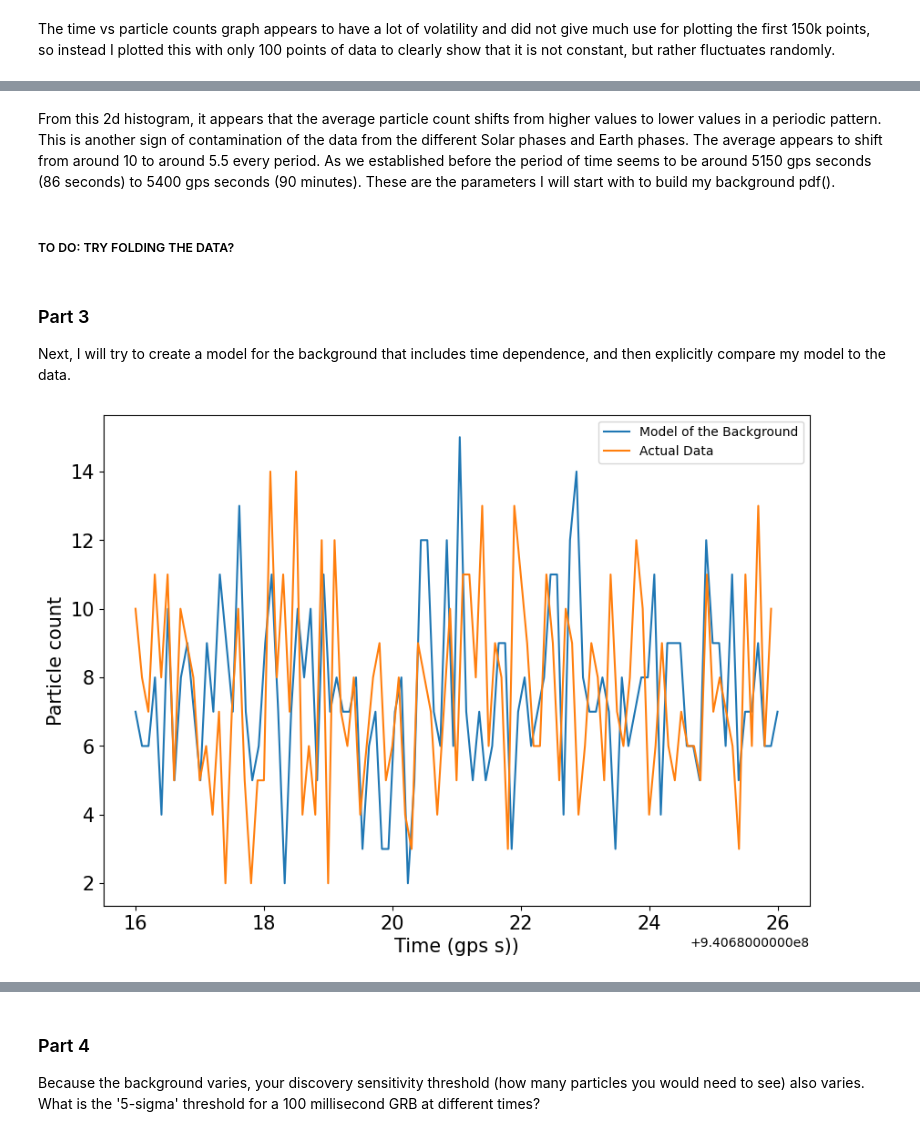
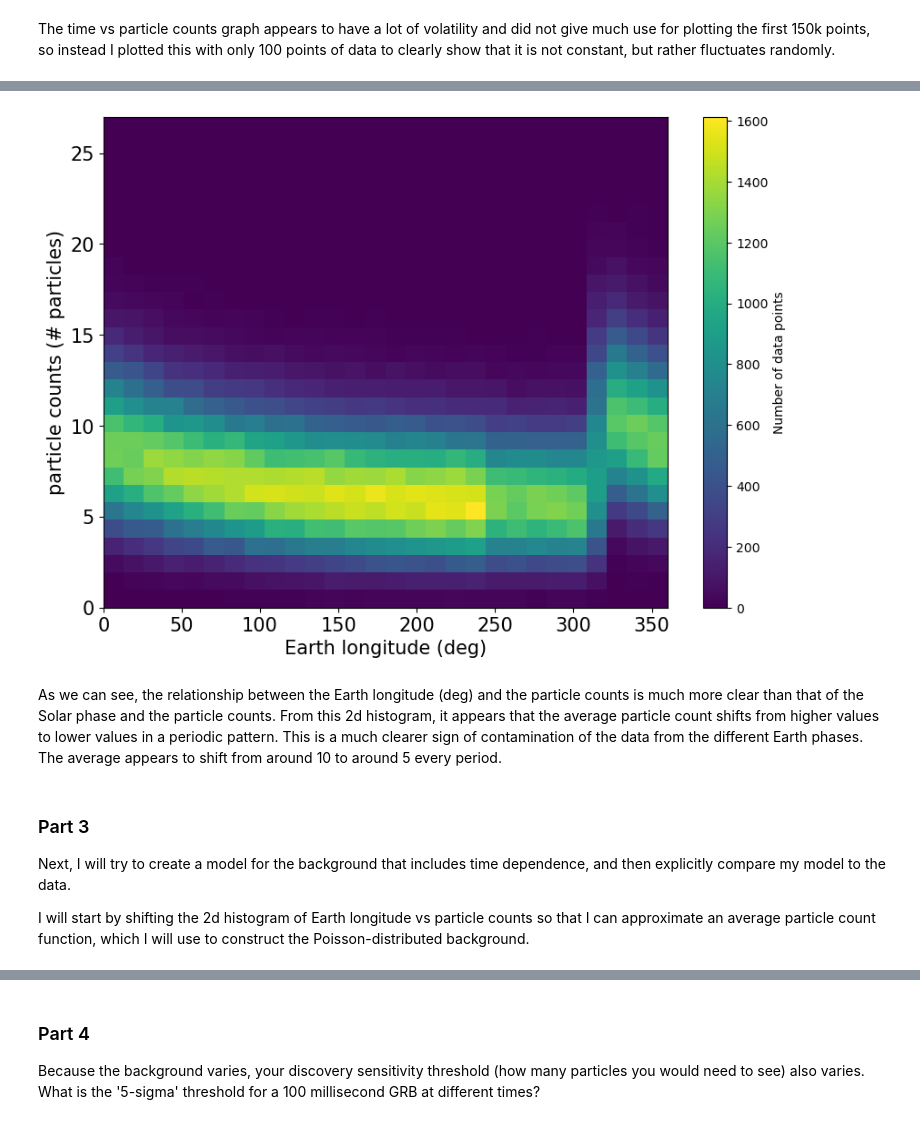
Before and after one commit to jenniv27/phys434, a Jupyter notebook: Labs/Lab4.ipynb, the cells around one changed output, grey strips where cells are left out. Saved outputs shown, nothing was run; the diff lists cells and outputs as text; code cells hidden in the pictures.

```diff
--- a/Labs/Lab4.ipynb
+++ b/Labs/Lab4.ipynb
@@ -105,21 +111,17 @@ plt.show()
-# %% [markdown]
-From this 2d histogram, it appears that the average particle count shifts from higher values to lower values in a periodic pattern. This is another sign of contamination of the data from the different Solar phases and Earth phases. The average appears to shift from around 10 to around 5.5 every period. As we established before the period of time seems to be around 5150 gps seconds (86 seconds) to 5400 gps seconds (90 minutes). These are the parameters I will start with to build my background pdf().
-# %% [markdown]
-##### TO DO: TRY FOLDING THE DATA?
+# %%
+fig, ax = plt.subplots()
+h = ax.hist2d(data[2, start:end], data[3, start:end], bins = 28)
+fig.colorbar(h[3], ax = ax, label = 'Number of data points')
+plt.xlabel('Earth longitude (deg)', fontsize = 15)
+plt.ylabel('particle counts (# particles)', fontsize = 15)
+plt.tick_params(labelsize=15)
+plt.show()
+# %% [output]
+[figure, added]
+# %% [markdown]
+As we can see, the relationship between the Earth longitude (deg) and the particle counts is much more clear than that of the Solar phase and the particle counts. From this 2d histogram, it appears that the average particle count shifts from higher values to lower values in a periodic pattern. This is a much clearer sign of contamination of the data from the different Earth phases. The average appears to shift from around 10 to around 5 every period.
 # %% [markdown]
 ### Part 3
 Next, I will try to create a model for the background that includes time dependence, and then explicitly compare my model to the data.
+
+I will start by shifting the 2d histogram of Earth longitude vs particle counts so that I can approximate an average particle count function, which I will use to construct the Poisson-distributed background.
-# %%
-t1 = data[0,0]
-t2 = data[0,100]
-t_bkg = np.linspace(t1,t2,100)
-bkgd_rvs = stats.poisson.rvs(7.5, size = 100)
-plt.plot(t_bkgd, bkgd_rvs, '-', label = 'Model of the Background')
-plt.plot(data[0, 0:100], data[3, 0:100], '-', label = 'Actual Data')
-plt.xlabel('Time (gps s))', fontsize=15)
-plt.ylabel('Particle count', fontsize=15)
-plt.tick_params(labelsize=15)
-plt.legend()
-plt.show()
-# %% [output]
-[figure, removed]
```
Also changed, not shown: parts of 27 cells of this notebook.
